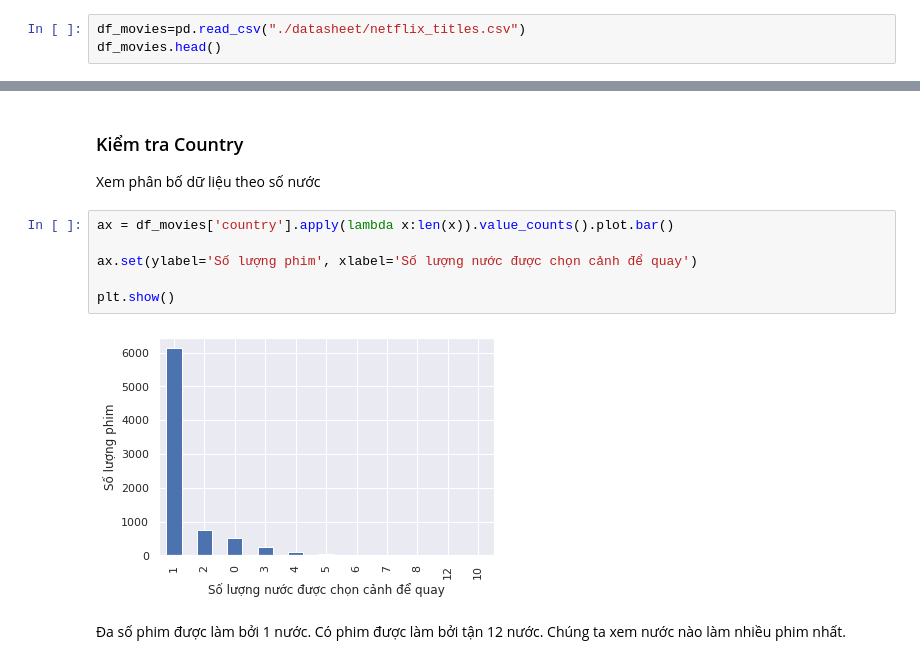
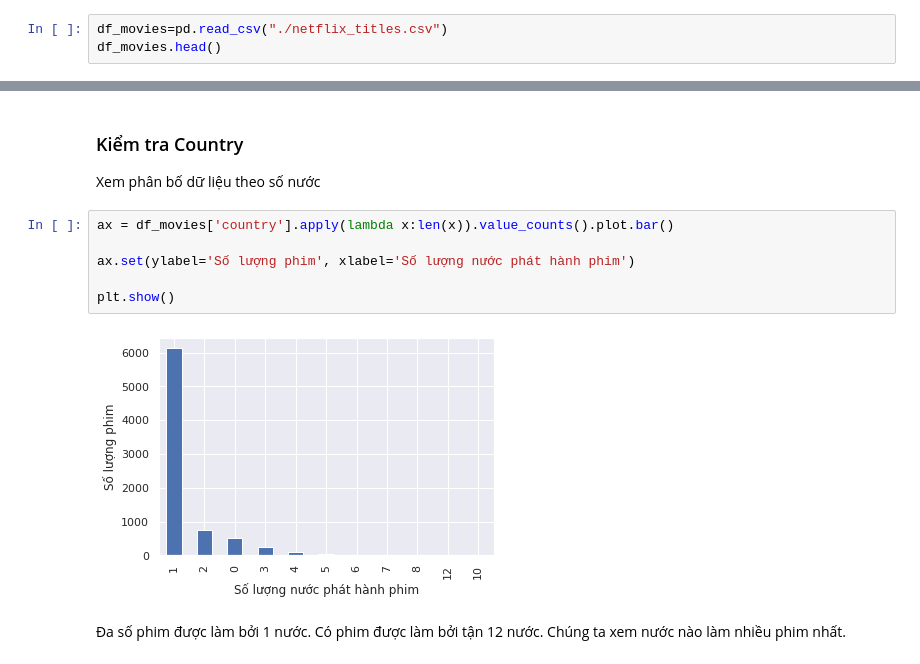
Before and after one commit to sgrayk/P4DS, a Jupyter notebook: Netflix Data Analysis.ipynb, the cells around one changed output, grey strips where cells are left out. Cells and saved outputs as stored; diff of their text form.

```diff
--- a/Netflix Data Analysis.ipynb
+++ b/Netflix Data Analysis.ipynb
@@ -53,7 +69,7 @@ Dữ liệu có bản quyền `CC0 1.0 Universal`:
 # %% [markdown]
 # Khám phá dữ liệu và tiền xử lý
 # %%
-df_movies=pd.read_csv("./datasheet/netflix_titles.csv")
+df_movies=pd.read_csv("./netflix_titles.csv")
 df_movies.head()
 # %% [output]
 |  | show_id | type | title | director | cast | country | date_added | release_year | rating | duration | ... |
@@ -591,11 +607,11 @@ Xem phân bố dữ liệu theo số nước
 # %%
 ax = df_movies['country'].apply(lambda x:len(x)).value_counts().plot.bar()
 
-ax.set(ylabel='Số lượng phim', xlabel='Số lượng nước được chọn cảnh để quay')
+ax.set(ylabel='Số lượng phim', xlabel='Số lượng nước phát hành phim')
 
 plt.show()
 # %% [output]
-[figure, old version]
+[figure, new version]
 # %% [markdown]
 Đa số phim được làm bởi 1 nước. Có phim được làm bởi tận 12 nước. Chúng ta xem nước nào làm nhiều phim nhất.
 # %%
```
Also changed, not shown: parts of 13 cells of this notebook, 1 other file.
